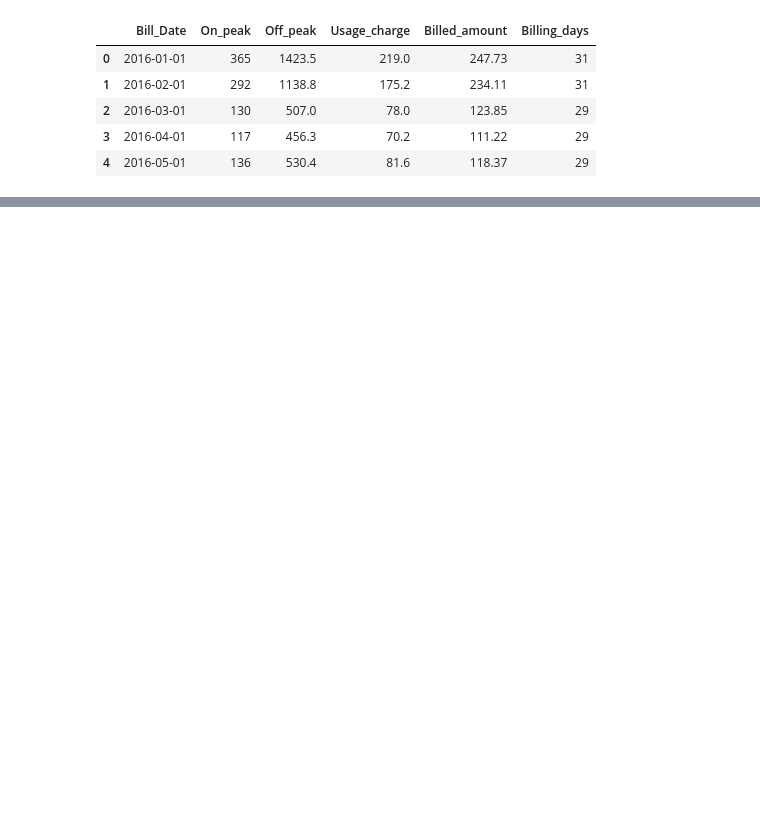
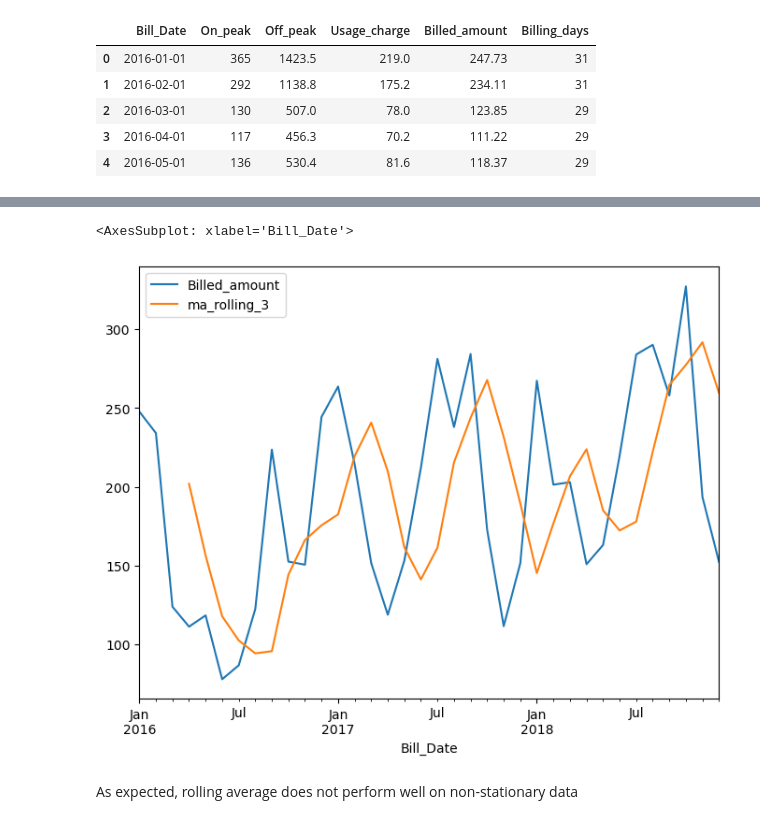
Before and after one commit to biscotty666/DataAnalysis, a Jupyter notebook: TSAMovingAverages.ipynb, the cells around one changed output, grey strips where cells are left out. Saved outputs shown, nothing was run; the diff lists cells and outputs as text; code cells hidden in the pictures; blank space fills up the shorter version.

```diff
--- a/TSAMovingAverages.ipynb
+++ b/TSAMovingAverages.ipynb
@@ -40,0 +63,2 @@ df.head()
+# %%
+bill_df = df.set_index("Bill_Date")
@@ -40,0 +75,3 @@ df.head()
+# %%
+bill_2018 = bill_df['2016':'2018'][['Billed_amount']]
+bill_2018
@@ -40,0 +123,3 @@ df.head()
+# %%
+bill_2018['ma_rolling_3']=bill_2018['Billed_amount'].rolling(window=3).mean().shift(1)
+bill_2018
@@ -40,0 +145,7 @@ df.head()
+# %%
+bill_2018.plot()
+# %% [output]
+<AxesSubplot: xlabel='Bill_Date'>
+[figure, added]
+# %% [markdown]
+As expected, rolling average does not perform well on non-stationary data
```
Also changed, not shown: parts of 35 cells of this notebook, 3 other files.
